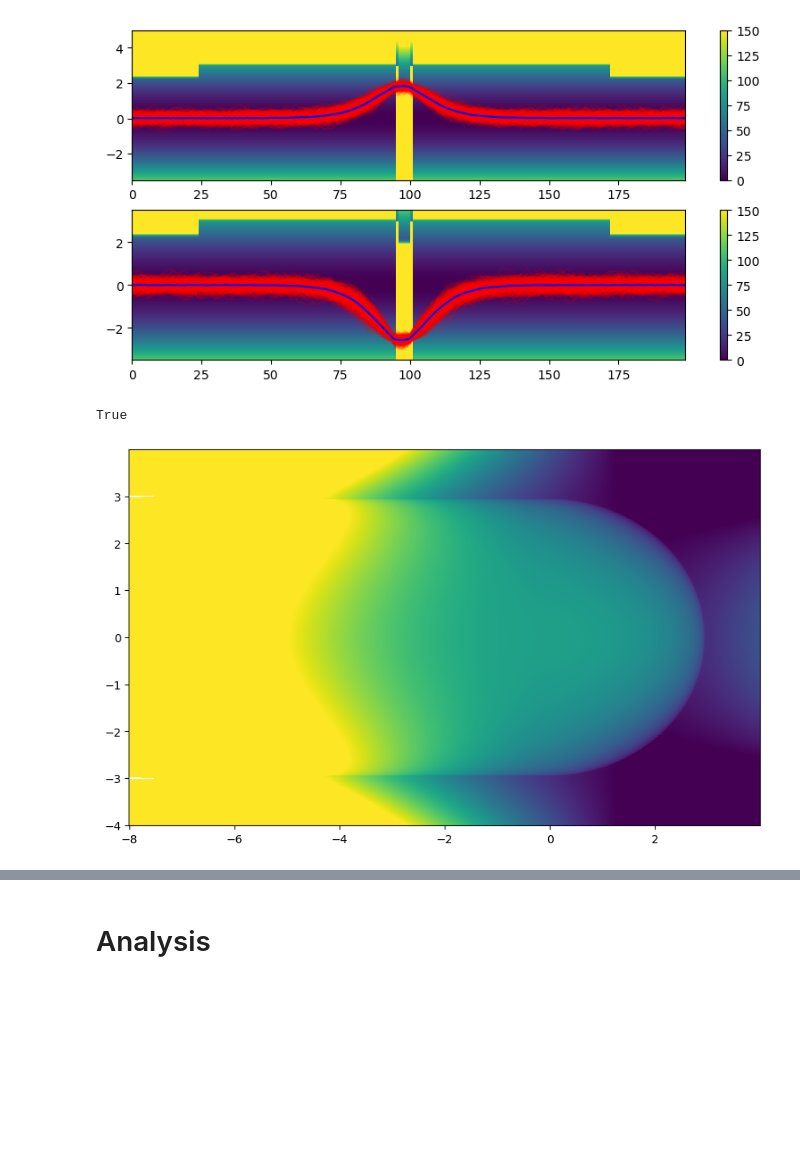
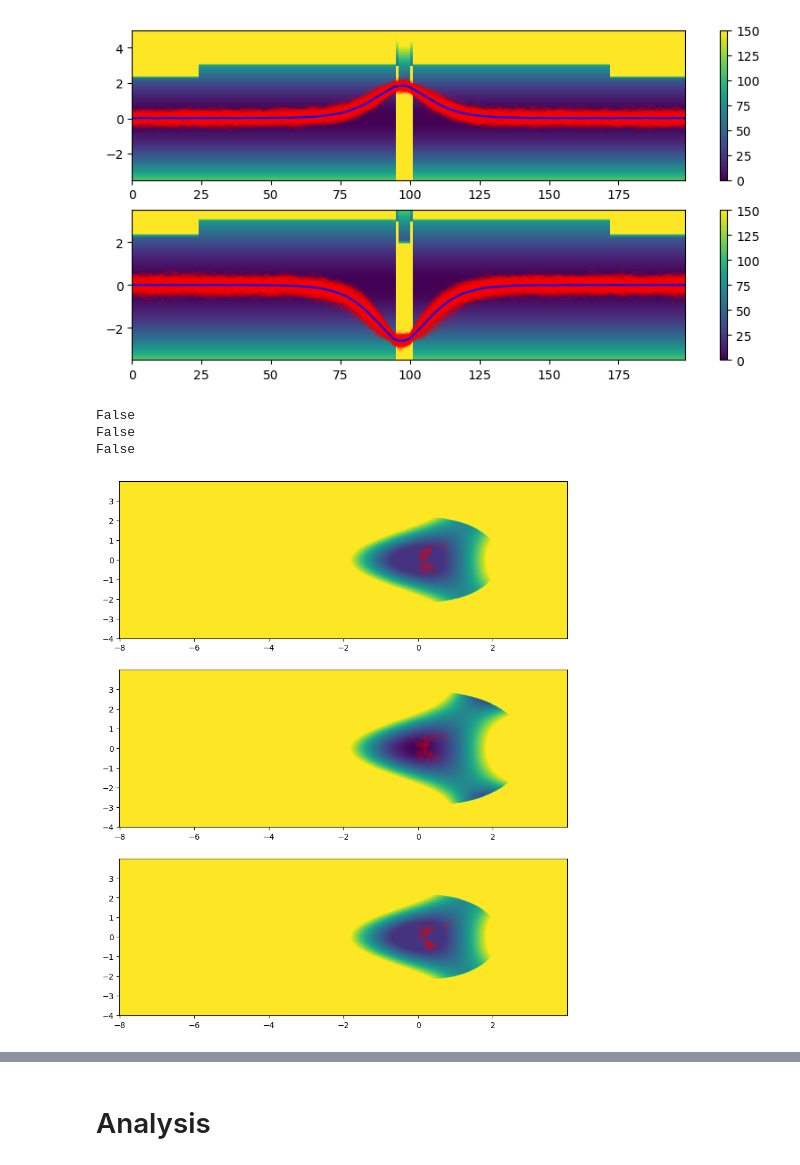
Before and after one commit to jinluchang/Qlattice, a Jupyter notebook: applications/false-vacuum-decay/error_analysis.ipynb, the cells around one changed output, grey strips where cells are left out. Cells and saved outputs as stored; diff of their text form; code cells hidden in the pictures; blank space fills up the shorter version.

```diff
--- a/applications/false-vacuum-decay/error_analysis.ipynb
+++ b/applications/false-vacuum-decay/error_analysis.ipynb
@@ -25,7 +25,7 @@ dt = 0.1
 
 alpha = 0.8
 beta = 9.0
-V_FV_min = 0.0
+V_FV_min = -5.0
 barrier_strength = 100.0
 FV_offset = 4.0
 TV_offset = 0.0
@@ -38,7 +38,7 @@ M = "*"
 L = "*"
 t_FV = "*"
 
-version = "14-3"
+version = "14-5"
 date = "*"
 #date = "2025-04-01" #datetime.datetime.now().date()
 
@@ -105,18 +123,28 @@ ax[1].set_ylim([-3.5,3.5])
 # %%
 reload(analysis)
 an = analysis.Analysis(measurements)
 
+#Ms = [0.0, 0.1, 0.5, 0.8, 1.0]
+#Ls = [0.0, 0.3, 0.5, 0.51, 0.55, 0.6, 0.7, 0.8, 0.9, 1.0]
+
 an.data.cutoff=10000
-params = {"tTV": 10, "M": 0.0, "L": 0.0, "Nt": Nt, "alpha": alpha, "beta": beta, "FVmin": V_FV_min, "dt": dt, "bar": barrier_strength}
+params = {"tTV": 10, "M": 1.0, "L": 0.3, "Nt": Nt, "alpha": alpha, "beta": beta, "FVmin": V_FV_min, "dt": dt, "bar": barrier_strength}
 
-fig, ax = plt.subplots(figsize=(10, 6))#, subplot_kw={"projection": "3d"})
+fig, ax = plt.subplots(3,1,figsize=(10, 12))#, subplot_kw={"projection": "3d"})
 
-an.plot_potential_2d(params, t=0, xmin=-8, xmax=4, ymin=-4, ymax=4, cmap="viridis", vmin=-10, vmax=500, ax=ax)
-#an.plot_paths_3d(params, t=199, sampling_freq = 100, cutoff=10000, ax=ax, alpha=0.1)
-#ax.view_init(elev=50., azim=0)
+an.plot_potential_2d(params, t=0, xmin=-8, xmax=4, ymin=-4, ymax=4, cmap="viridis", vmin=0, vmax=30, ax=ax[0])
+an.plot_paths_3d(params, t=0, sampling_freq = 1000, cutoff=10000, ax=ax[0], alpha=0.1)
+
+an.plot_potential_2d(params, t=1, xmin=-8, xmax=4, ymin=-4, ymax=4, cmap="viridis", vmin=0, vmax=30, ax=ax[1])
+an.plot_paths_3d(params, t=1, sampling_freq = 1000, cutoff=10000, ax=ax[1], alpha=0.1)
+
+an.plot_potential_2d(params, t=199, xmin=-8, xmax=4, ymin=-4, ymax=4, cmap="viridis", vmin=0, vmax=30, ax=ax[2])
+an.plot_paths_3d(params, t=199, sampling_freq = 1000, cutoff=10000, ax=ax[2], alpha=0.1)
 # %% [output]
-True
+False
+False
+False
-[figure, old version]
+[figure, new version]
 # %%
 from matplotlib.animation import FuncAnimation
 
```
Also changed, not shown: parts of 10 cells of this notebook.
